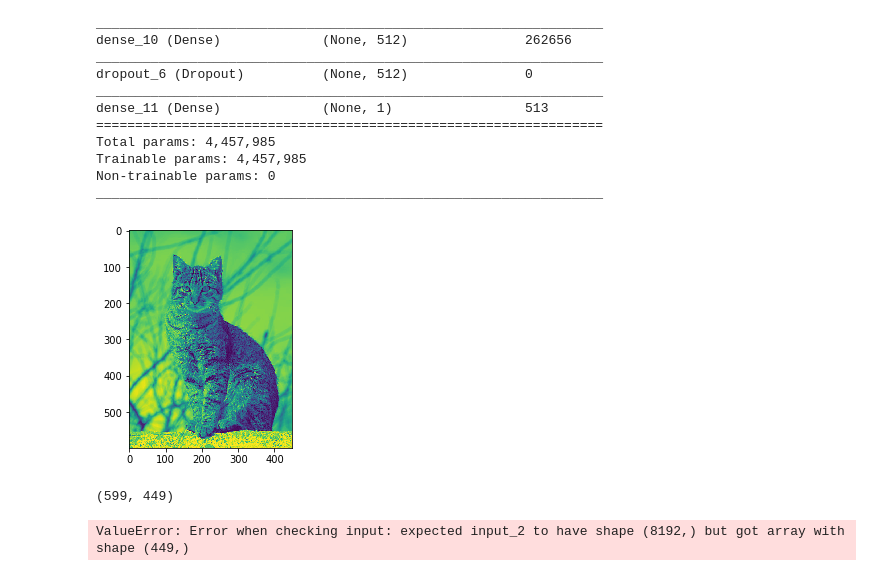
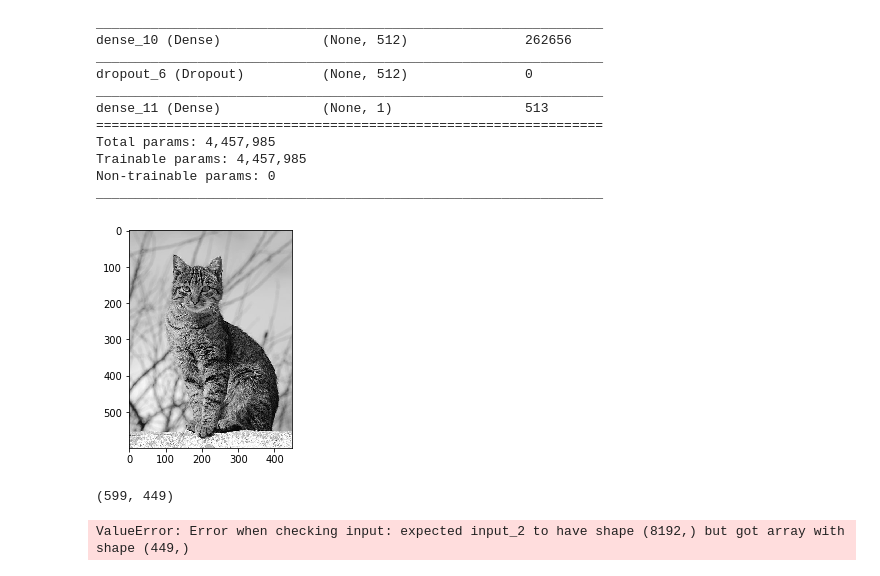
Before and after one commit to geld-tech/pictures-annotation-service, a Jupyter notebook: notebooks/model_training.ipynb, the cells around one changed output. Drawn from its saved outputs; the diff is of its cells as text; code cells hidden in the pictures.

```diff
--- a/notebooks/model_training.ipynb
+++ b/notebooks/model_training.ipynb
@@ -163,15 +163,15 @@ image, image_w, image_h = load_image_pixels(photo_filename, (net_w, net_w))
 # %%
 import matplotlib.pyplot as plt
 import matplotlib.image as mpimg
 
 image = mpimg.imread(photo_filename)
 image = np.dot(image[...,:3], [0.299, 0.587, 0.114])
-plt.imshow(image)
+plt.imshow(image, cmap="gray")
 plt.show()
 
 image.shape
 # %% [output]
-[figure, old version]
+[figure, new version]
 (599, 449)
 # %%
 yolos = model.predict(image)
```
